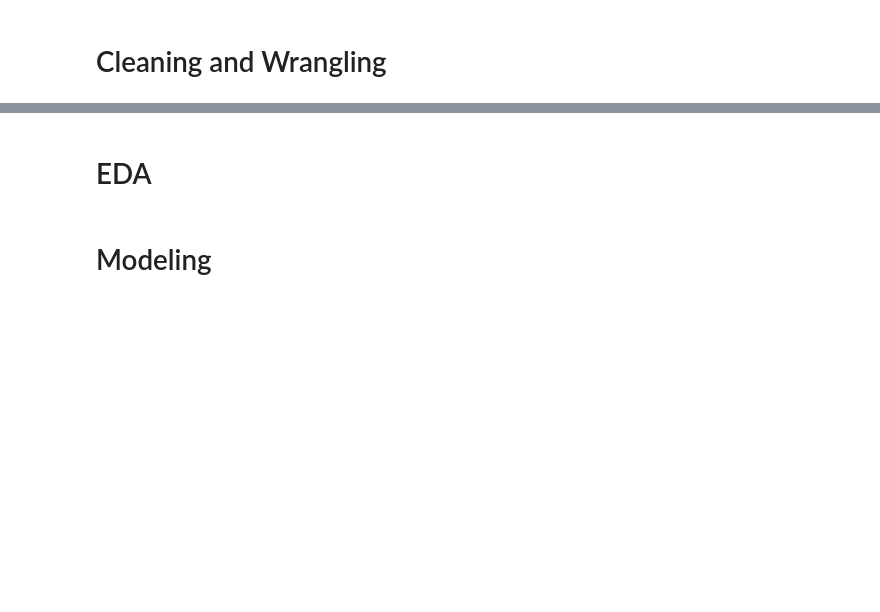
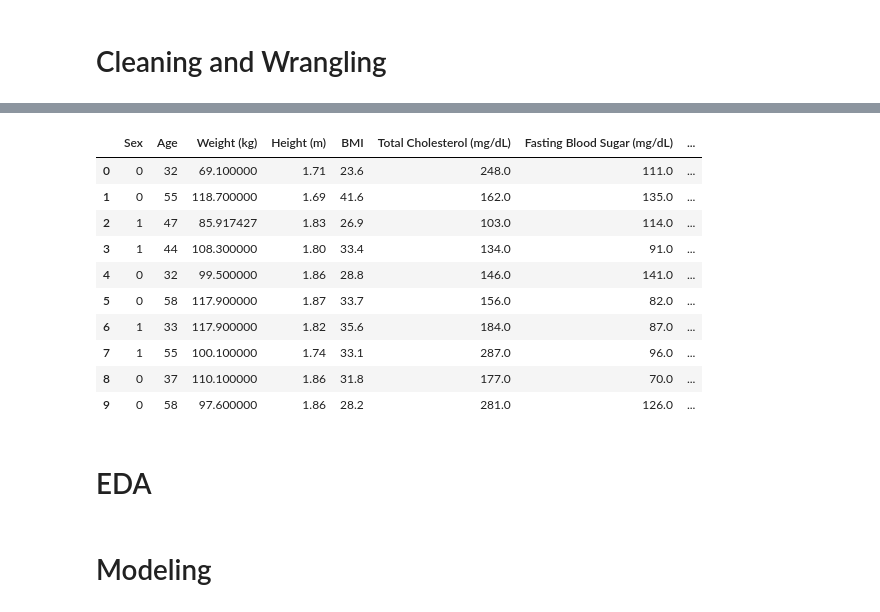
Before and after one commit to DS3001-Group-P/Final-Project, a Jupyter notebook: milestone3.ipynb, the cells around one changed output, grey strips where cells are left out. Cells and saved outputs as stored; diff of their text form; code cells hidden in the pictures; blank space fills up the shorter version.

```diff
--- a/milestone3.ipynb
+++ b/milestone3.ipynb
@@ -35,20 +35,38 @@ import numpy as np
 
 data = pd.read_csv('/content/Final-Project/data/CVD Dataset.csv')
 
-# Clean
-columns_of_interest = ['Age', 'Sex', 'Blood Pressure Category']
+### --- Cleaning --- ###
+columns_of_interest = ['Sex',	'Age',	'Weight (kg)',	'Height (m)',
+                       'BMI',	'Total Cholesterol (mg/dL)',
+                       'Fasting Blood Sugar (mg/dL)',
+                       'Smoking Status',	'Diabetes Status',
+                       'Physical Activity Level'	,
+                       'Family History of CVD',	'CVD Risk Level',
+                       'Systolic BP',	'Diastolic BP',	'Blood Pressure Category',
+                      'CVD Risk Score'
+                       ]
 data_cleaned = data[columns_of_interest].copy()
-data_cleaned = data_cleaned.replace({None: np.nan, '': np.nan})
 
-# Drop rows where Age or Blood Pressure Category are NaN
-data_cleaned.dropna(subset=['Sex', 'Age', 'Blood Pressure Category'], inplace=True)
+# Replace Nulls with Mean
+missing_numerical_cols = [
+    'Age', 'Weight (kg)', 'Height (m)', 'BMI', 'Total Cholesterol (mg/dL)',
+    'Fasting Blood Sugar (mg/dL)', 'Systolic BP', 'Diastolic BP', 'CVD Risk Score'
+]
 
+for col in missing_numerical_cols:
+    if col in data_cleaned.columns:
+        data_cleaned[col] = data_cleaned[col].fillna(data_cleaned[col].mean())
+
+
+### --- Converting to Numeric --- ###
 # Convert Age to int64
 data_cleaned['Age'] = data_cleaned['Age'].astype('int64')
 
 # Save cleaned dataframe to CSV
 data_cleaned.to_csv('CVD_Cleaned.csv', index=False)
 
+
+### --- Encoding Categorical Data --- ###
 # Encode Sex as numeric
 data_cleaned['Sex'] = data_cleaned['Sex'].map({'F': 0, 'M': 1})
 
@@ -61,11 +79,59 @@ bp_map = {
 }
 data_cleaned['BP_Category_Label'] = data_cleaned['Blood Pressure Category'].map(bp_map)
 
-# Display
-print(data_cleaned.dtypes)
-print(data_cleaned.describe())
-print(data_cleaned.head(10))
+# Encode Smoking Status
+smoking_map = {'N': 0, 'Y': 1}
+data_cleaned['Smoking_Status_Encoded'] = data_cleaned['Smoking Status'].map(smoking_map)
 
+# Encode diabetes status
+diabetes_map = {'N': 0, 'Y': 1}
+data_cleaned['Diabetes_Status_Encoded'] = data_cleaned['Diabetes Status'].map(diabetes_map)
+
+# Encode Physical Activity Level
+physical_activity_map = {'Low': 0, 'Moderate': 1, 'High': 2}
+data_cleaned['Physical_Activity_Level_Encoded'] = data_cleaned['Physical Activity Level'].map(physical_activity_map)
+
+# Encode Family History of CVD
+family_history_map = {'N': 0, 'Y': 1}
+data_cleaned['Family_History_CVD_Encoded'] = data_cleaned['Family History of CVD'].map(family_history_map)
+
+# Encode CVD Risk Level
+cvd_risk_map = {'LOW': 0, 'INTERMEDIARY': 1, 'HIGH': 2}
+data_cleaned['CVD_Risk_Level_Encoded'] = data_cleaned['CVD Risk Level'].map(cvd_risk_map)
+
+print("Data types after encoding new columns:")
+print(data_cleaned[['Smoking_Status_Encoded', 'Diabetes_Status_Encoded',
+                    'Physical_Activity_Level_Encoded', 'Family_History_CVD_Encoded',
+                    'CVD_Risk_Level_Encoded']].dtypes)
+
+print("\nFirst 5 rows with new encoded columns:")
+display(data_cleaned.head())
+
+# Replace columns with encoded versions
+columns_to_drop = [
+    'Smoking Status',
+    'Diabetes Status',
+    'Physical Activity Level',
+    'Family History of CVD',
+    'CVD Risk Level',
+    'Blood Pressure Category'
+]
+
+data_cleaned = data_cleaned.drop(columns=columns_to_drop)
+
+# View
+print("DataFrame after dropping original categorical columns:")
+display(data_cleaned.head())
+print("\nUpdated DataFrame Info:")
+data_cleaned.info()
+
+print("Missing values after imputation:")
+print(data_cleaned[missing_numerical_cols].isnull().sum())
+print("\nUpdated DataFrame Info:")
+data_cleaned.info()
+
+
+### ---- Save as modeling data --- ###
 model_data = data_cleaned.copy()
-model_data.to_csv('model_data.csv', index=False)
+model_data.head(10)
 # %% [output]
@@ -89,3 +178,14 @@ min      25.000000     0.000000           0.000000
+|  | Sex | Age | Weight (kg) | Height (m) | BMI | Total Cholesterol (mg/dL) | Fasting Blood Sugar (mg/dL) | ... |
+| 0 | 0 | 32 | 69.100000 | 1.71 | 23.6 | 248.0 | 111.0 | ... |
+| 1 | 0 | 55 | 118.700000 | 1.69 | 41.6 | 162.0 | 135.0 | ... |
+| 2 | 1 | 47 | 85.917427 | 1.83 | 26.9 | 103.0 | 114.0 | ... |
+| 3 | 1 | 44 | 108.300000 | 1.80 | 33.4 | 134.0 | 91.0 | ... |
+| 4 | 0 | 32 | 99.500000 | 1.86 | 28.8 | 146.0 | 141.0 | ... |
+| 5 | 0 | 58 | 117.900000 | 1.87 | 33.7 | 156.0 | 82.0 | ... |
+| 6 | 1 | 33 | 117.900000 | 1.82 | 35.6 | 184.0 | 87.0 | ... |
+| 7 | 1 | 55 | 100.100000 | 1.74 | 33.1 | 287.0 | 96.0 | ... |
+| 8 | 0 | 37 | 110.100000 | 1.86 | 31.8 | 177.0 | 70.0 | ... |
+| 9 | 0 | 58 | 97.600000 | 1.86 | 28.2 | 281.0 | 126.0 | ... |
 # %% [markdown]
 # EDA
 # %%
```
Also changed, not shown: parts of 4 cells of this notebook.
